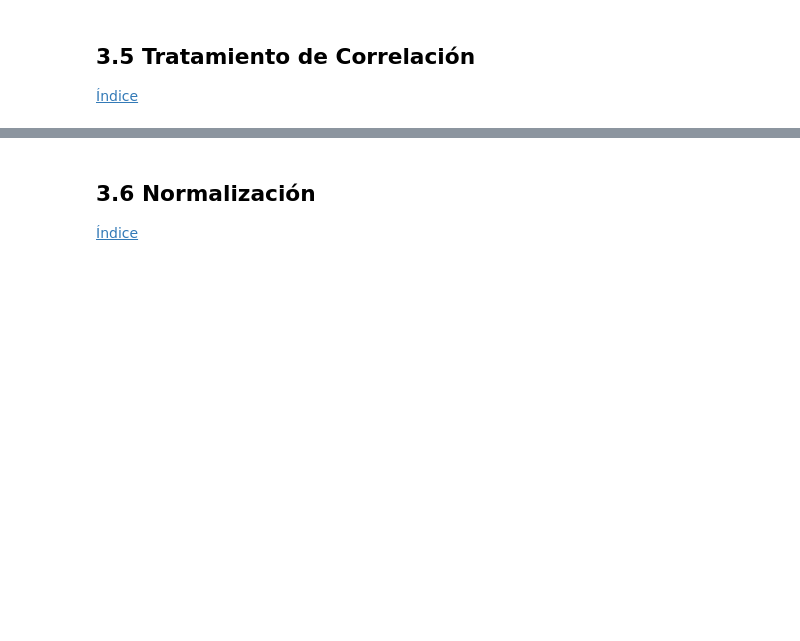
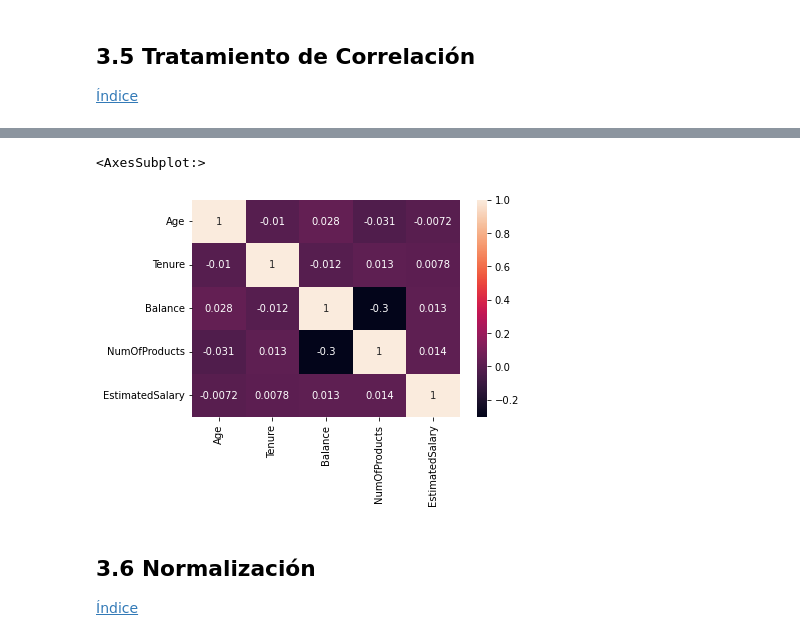
Before and after one commit to rmmateosv/SAA2223, a Jupyter notebook: Tema4/Clasificacion/1_RL_AbandonoDeClientes-alumnos.ipynb, the cells around one changed output, grey strips where cells are left out. Drawn from its saved outputs; the diff is of its cells as text; code cells hidden in the pictures; blank space fills up the shorter version.

```diff
--- a/Tema4/Clasificacion/1_RL_AbandonoDeClientes-alumnos.ipynb
+++ b/Tema4/Clasificacion/1_RL_AbandonoDeClientes-alumnos.ipynb
@@ -119,0 +324,6 @@ NameError: name 'df' is not defined
+# %%
+# Matriz de correlación
+sns.heatmap(dfNum.corr(), annot=True)
+# %% [output]
+<AxesSubplot:>
+[figure, added]
```
Also changed, not shown: parts of 27 cells of this notebook.
